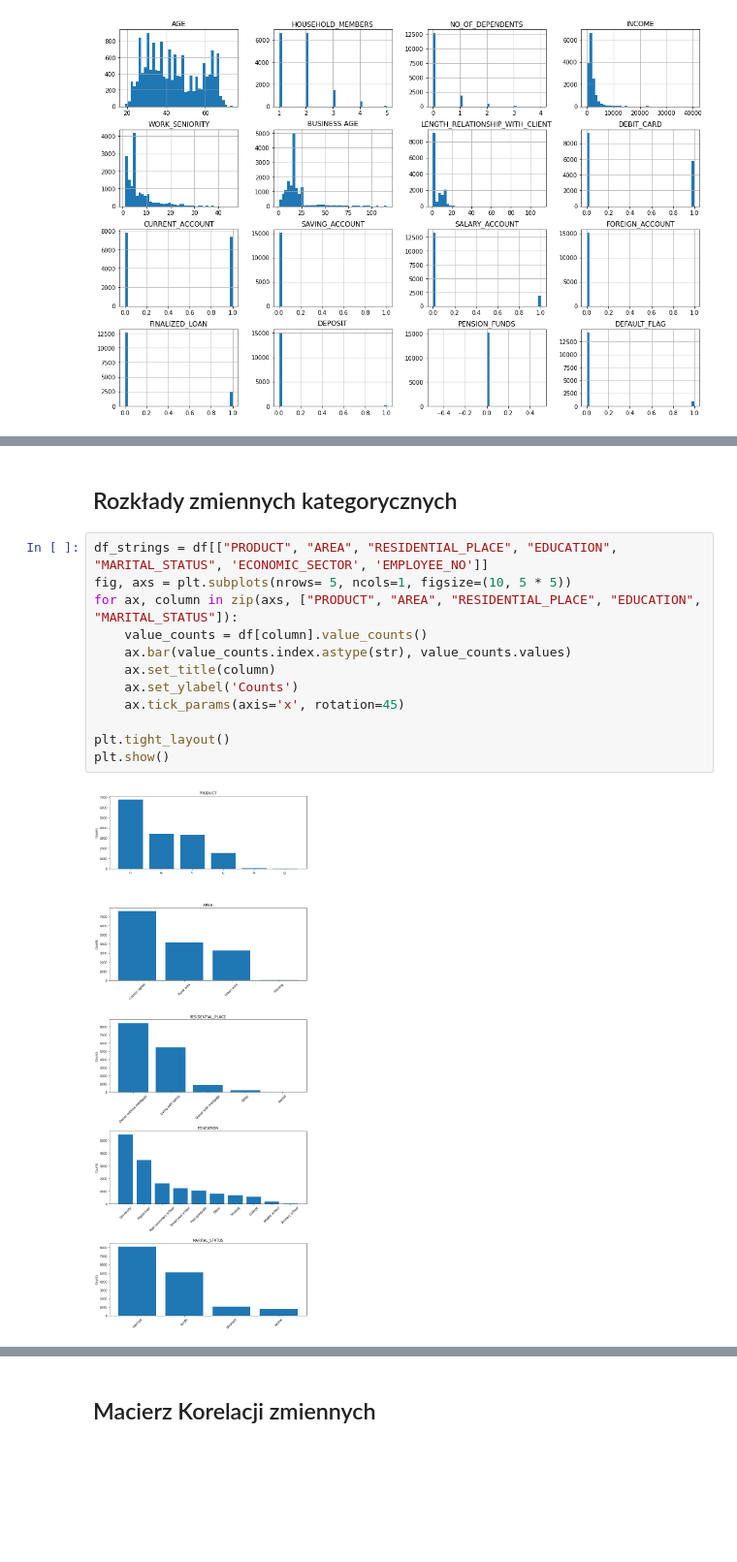
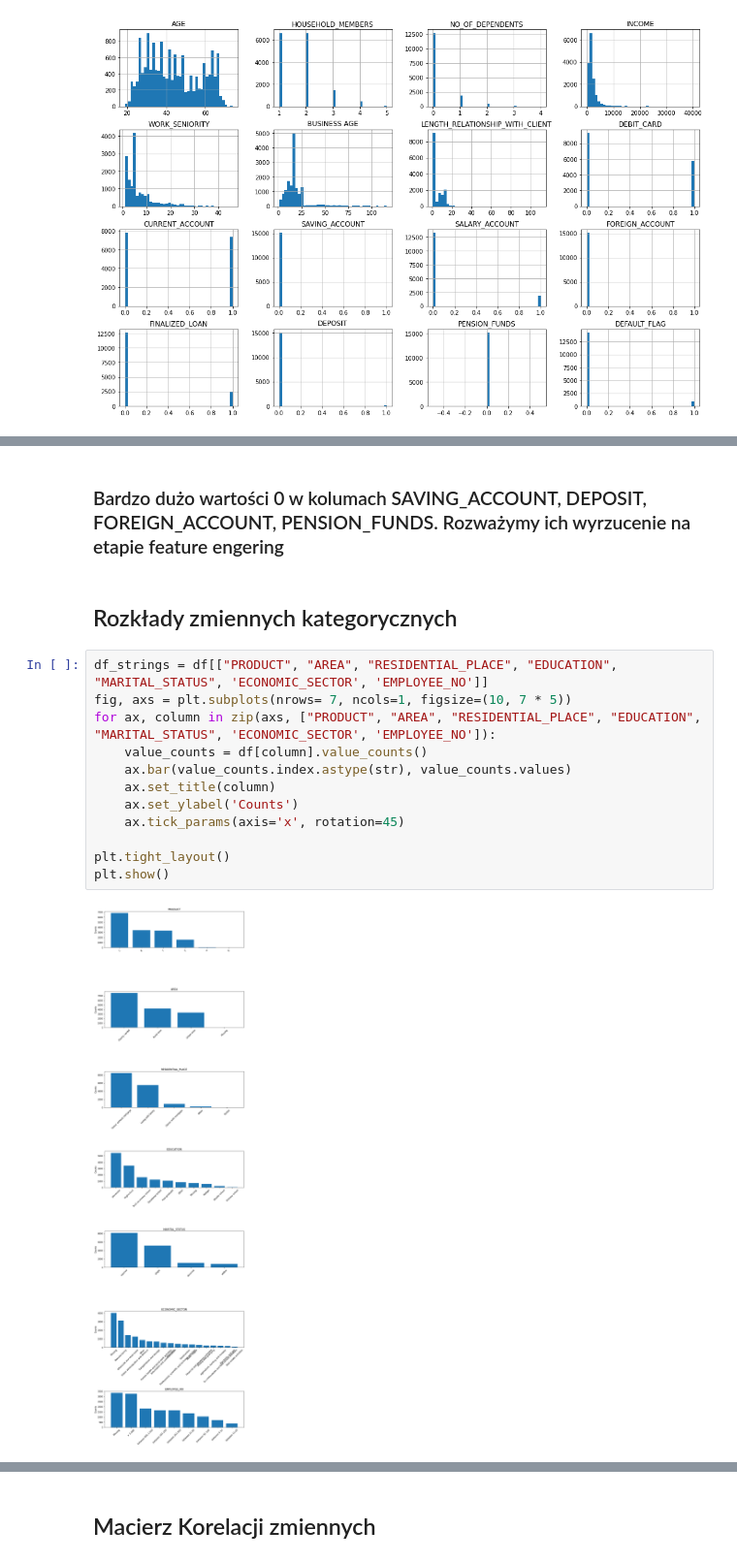
Before and after one commit to GabrielaMajstrak/ML-first-project, a Jupyter notebook: Projetk ML 1/ML_najnowsza_wersja.ipynb, the cells around one changed output, grey strips where cells are left out. Shown at 97% size. Drawn from its saved outputs; the diff is of its cells as text; blank space fills up the shorter version.

```diff
--- a/Projetk ML 1/ML_najnowsza_wersja.ipynb
+++ b/Projetk ML 1/ML_najnowsza_wersja.ipynb
@@ -118,16 +163,18 @@ plt.show()
+# %% [markdown]
+### Bardzo dużo wartości 0 w kolumach SAVING_ACCOUNT, DEPOSIT, FOREIGN_ACCOUNT, PENSION_FUNDS. Rozważymy ich wyrzucenie na etapie feature engering
 # %% [markdown]
 ## Rozkłady zmiennych kategorycznych
 # %%
 df_strings = df[["PRODUCT", "AREA", "RESIDENTIAL_PLACE", "EDUCATION", "MARITAL_STATUS", 'ECONOMIC_SECTOR', 'EMPLOYEE_NO']]
-fig, axs = plt.subplots(nrows= 5, ncols=1, figsize=(10, 5 * 5))
-for ax, column in zip(axs, ["PRODUCT", "AREA", "RESIDENTIAL_PLACE", "EDUCATION", "MARITAL_STATUS"]):
+fig, axs = plt.subplots(nrows= 7, ncols=1, figsize=(10, 7 * 5))
+for ax, column in zip(axs, ["PRODUCT", "AREA", "RESIDENTIAL_PLACE", "EDUCATION", "MARITAL_STATUS", 'ECONOMIC_SECTOR', 'EMPLOYEE_NO']):
     value_counts = df[column].value_counts()
     ax.bar(value_counts.index.astype(str), value_counts.values)
     ax.set_title(column)
     ax.set_ylabel('Counts')
     ax.tick_params(axis='x', rotation=45)
 
 plt.tight_layout()
 plt.show()
 # %% [output]
-[figure, old version]
+[figure, new version]
```
Also changed, not shown: parts of 23 cells of this notebook.
